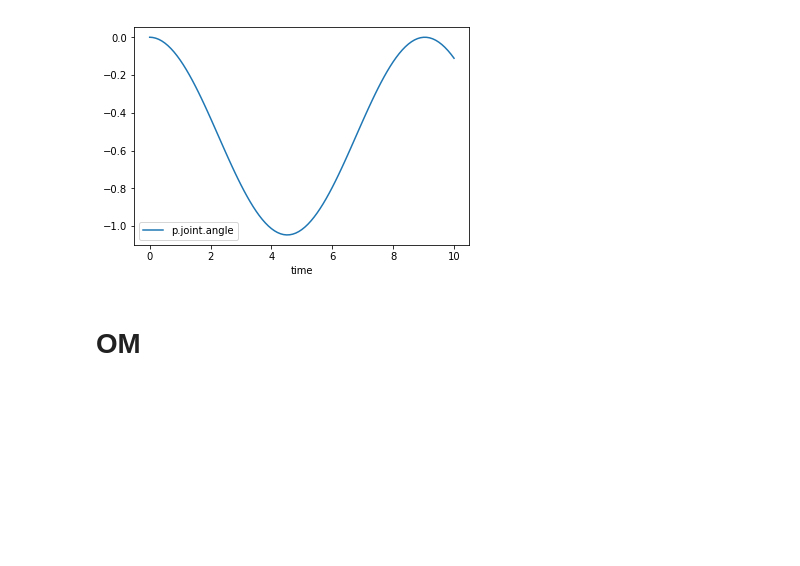
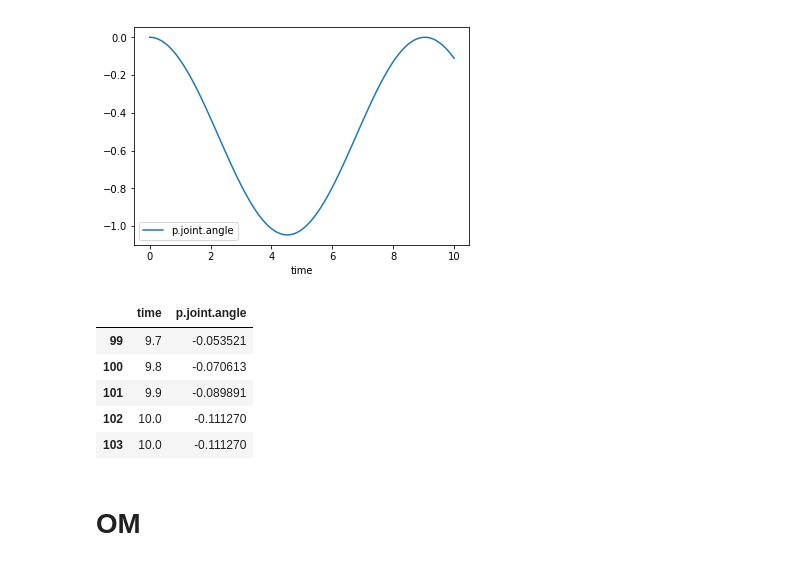
Before and after one commit to admech/mbs, a Jupyter notebook: omni/py.ipynb, the cells around one changed output. Cells and saved outputs as stored; diff of their text form; code cells hidden in the pictures; blank space fills up the shorter version.

```diff
--- a/omni/py.ipynb
+++ b/omni/py.ipynb
@@ -10,6 +10,15 @@ res[['time', 'p.joint.angle']].plot(x = 'time')
 # %% [output]
 <matplotlib.axes._subplots.AxesSubplot at 0x...>
 [figure]
+# %%
+res[['time', 'p.joint.angle']].tail()
+# %% [output]
+|  | time | p.joint.angle |
+| 99 | 9.7 | -0.053521 |
+| 100 | 9.8 | -0.070613 |
+| 101 | 9.9 | -0.089891 |
+| 102 | 10.0 | -0.111270 |
+| 103 | 10.0 | -0.111270 |
 # %% [markdown]
 # OM
 # %%
```
Also changed, not shown: 10 other files.
